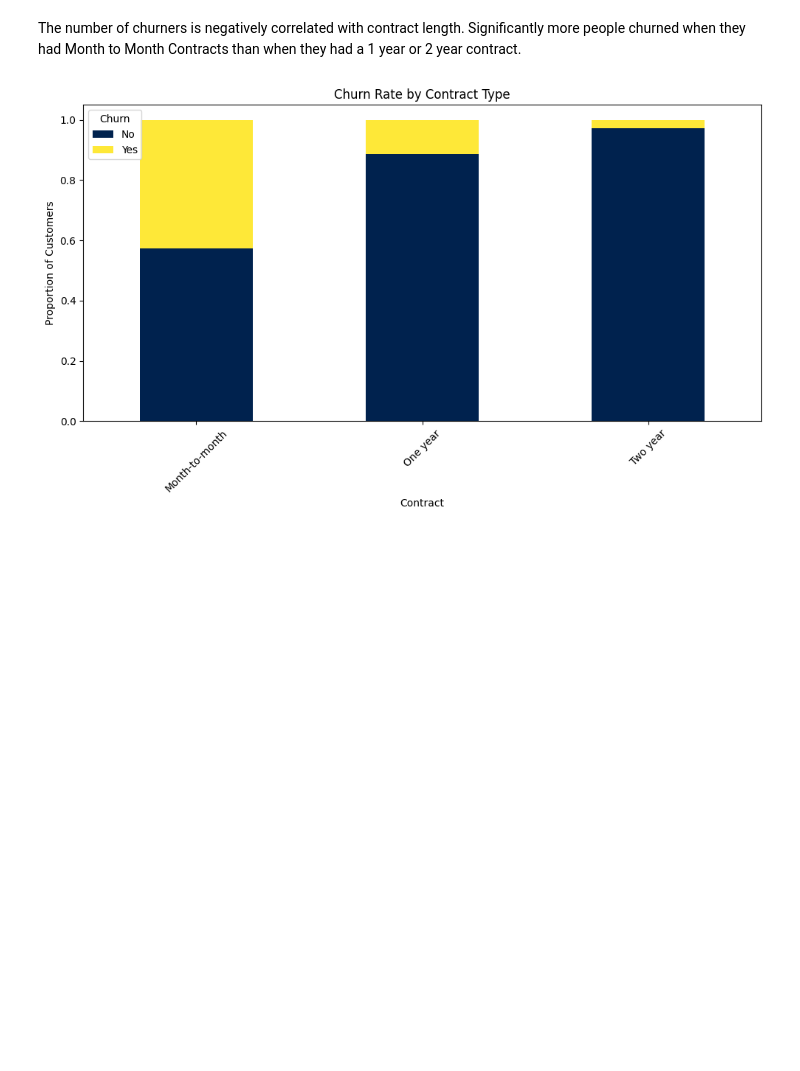
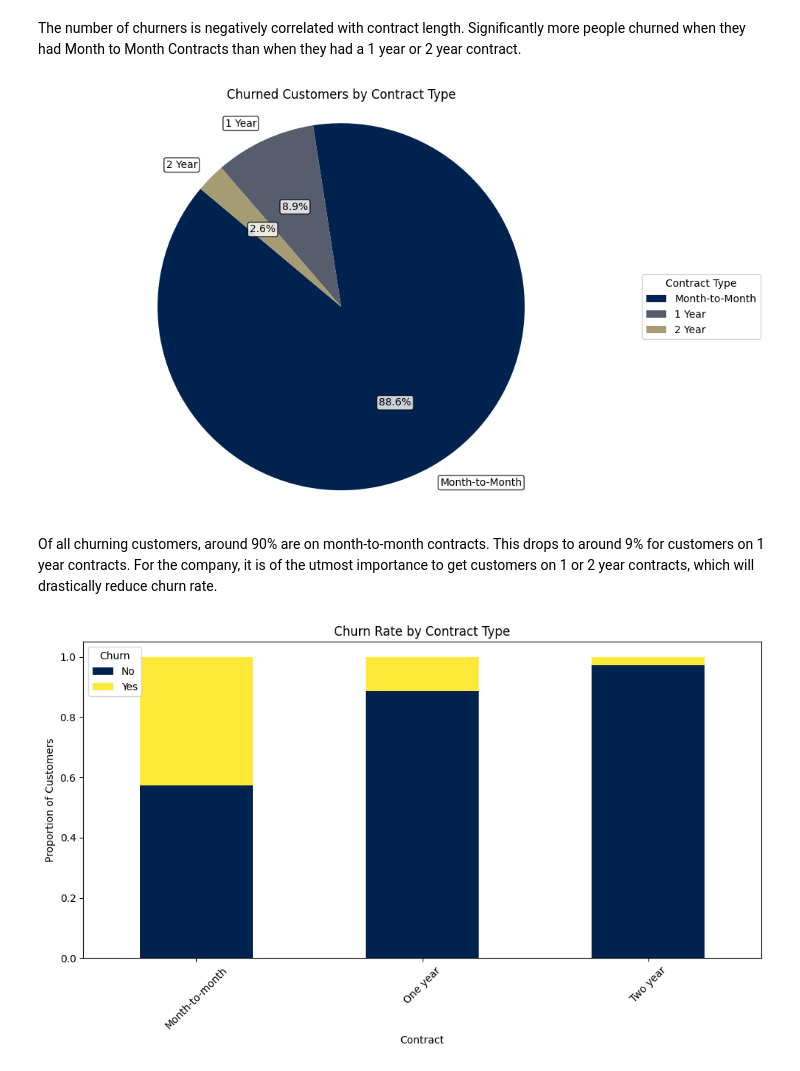
Before and after one commit to nvpham12/Telecom-Customer-Churn-Prediction-and-Data-Analysis, a Jupyter notebook: Customer_Churn_Prediction.ipynb, the cells around one changed output. Drawn from its saved outputs; the diff is of its cells as text; code cells hidden in the pictures; blank space fills up the shorter version.

```diff
--- a/Customer_Churn_Prediction.ipynb
+++ b/Customer_Churn_Prediction.ipynb
@@ -850,6 +854,46 @@ Non-Churners with 1 year: 1307 (18.56%)
 Non-Churners with 2 year: 1647 (23.38%)
 # %% [markdown]
 The number of churners is negatively correlated with contract length. Significantly more people churned when they had Month to Month Contracts than when they had a 1 year or 2 year contract.
+# %%
+# Filter for only churned customers by contract type
+churned_contracts = {
+    'Month-to-Month': df_transformed.query('Churn == 1 and `Contract_One year` == 0 and `Contract_Two year` == 0').shape[0],
+    '1 Year': df_transformed.query('Churn == 1 and `Contract_One year` == 1').shape[0],
+    '2 Year': df_transformed.query('Churn == 1 and `Contract_Two year` == 1').shape[0]
+}
+
+
+# Extract labels and values
+labels = list(churned_contracts.keys())
+sizes = list(churned_contracts.values())
+
+# Number of slices
+n = len(sizes)
+
+# Generate colors from cividis colormap
+cmap = plt.get_cmap('cividis')
+colors = [cmap(i / n) for i in range(n)]
+
+# Plot the pie chart
+plt.figure(figsize=(10,6))
+wedges, texts, autotexts = plt.pie(
+    sizes,
+    labels=labels,
+    colors=colors,
+    autopct='%1.1f%%',
+    startangle=140,
+    textprops={'color': 'black', 'bbox': dict(boxstyle='round,pad=0.2', fc='white', alpha=0.8)} # Add white textbok for visibile text
+)
+plt.title('Churned Customers by Contract Type')
+plt.legend(wedges, labels, title='Contract Type', loc='center left', bbox_to_anchor=(1, 0.5))
+plt.axis('equal')
+plt.tight_layout()
+plt.savefig('churn_contract_pie')
+plt.show()
+# %% [output]
+[figure, added]
+# %% [markdown]
+Of all churning customers, around 90% are on month-to-month contracts. This drops to around 9% for customers on 1 year contracts. For the company, it is of the utmost importance to get customers on 1 or 2 year contracts, which will drastically reduce churn rate.
 # %%
 # Normalize to percentages
 contract_churn = df.groupby(['Contract', 'Churn']).size().unstack().fillna(0)
```
Also changed, not shown: parts of 13 cells of this notebook.
